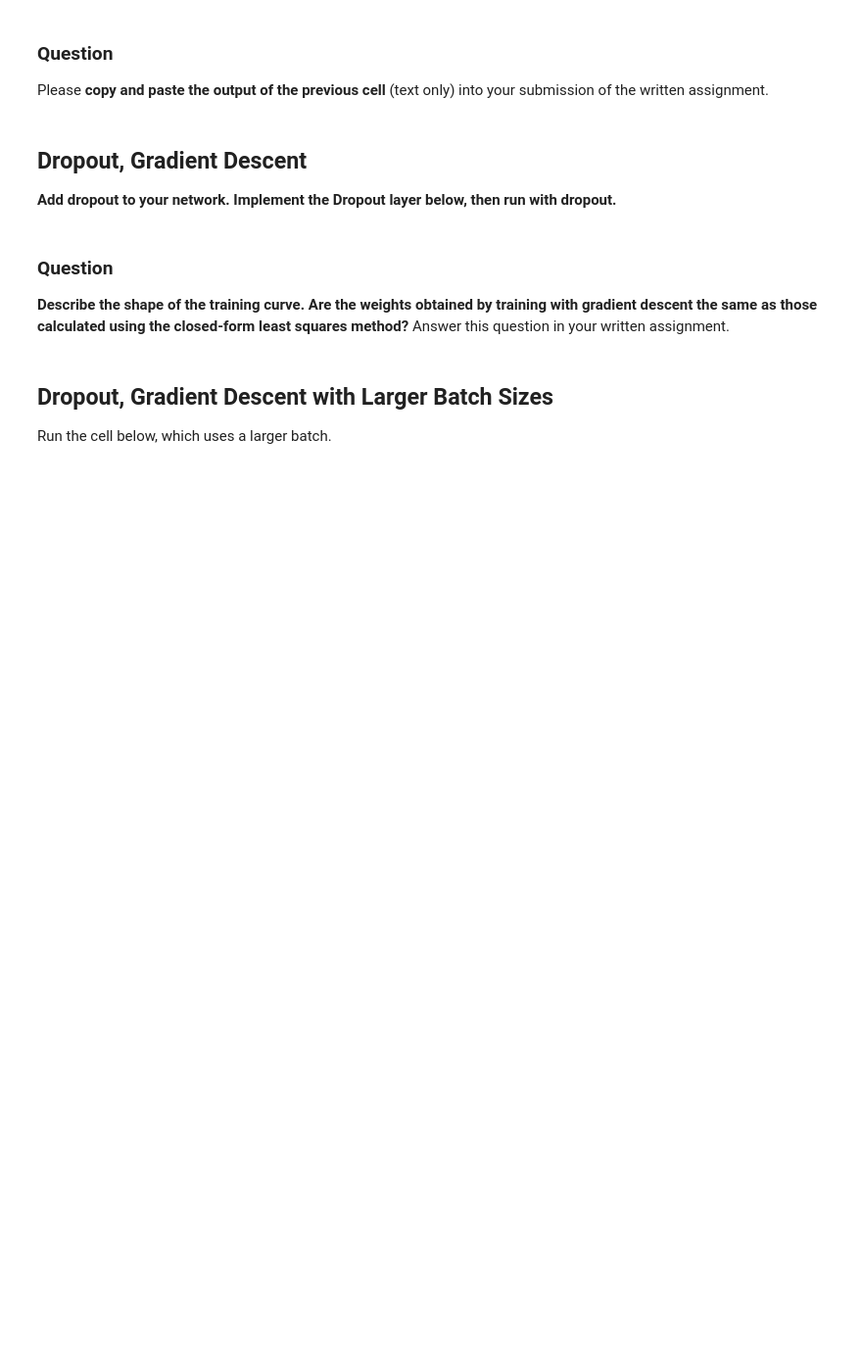
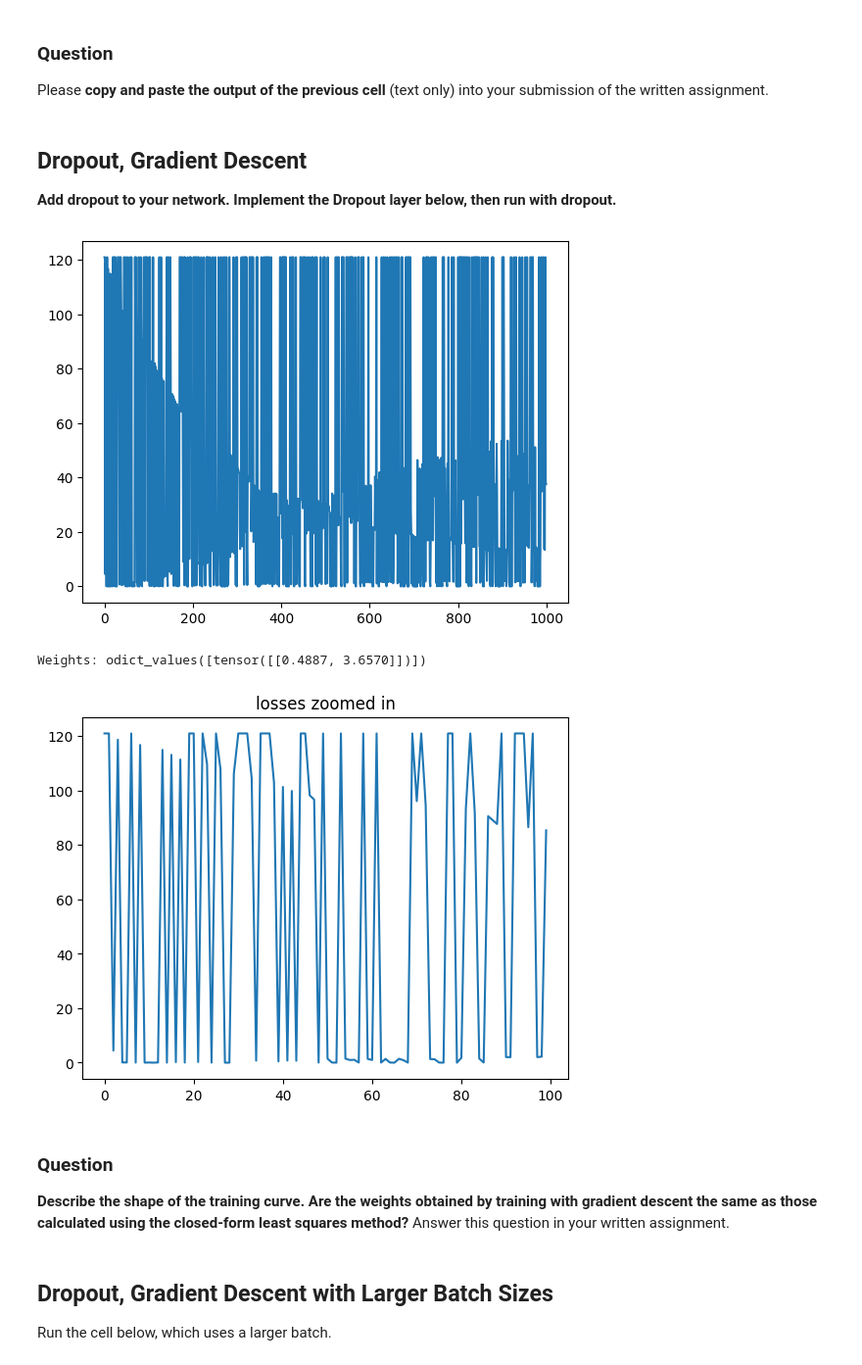
Before and after one commit to yuanchmei/sp25, a Jupyter notebook: hw05/code/q_coding_dropout.ipynb, the cells around one changed output. Shown: that part at 98% size. Drawn from its saved outputs; the diff is of its cells as text; code cells hidden in the pictures; blank space fills up the shorter version.

```diff
--- a/hw05/code/q_coding_dropout.ipynb
+++ b/hw05/code/q_coding_dropout.ipynb
@@ -135,32 +140,38 @@ Please **copy and paste the output of the previous cell** (text only) into your
 # %%
 class Dropout(torch.nn.Module):
     def __init__(self, p=0.5):
         super().__init__()
         self.p = p
 
     def forward(self, x):
         if self.training:
             ####################################################################
             # TODO: YOUR CODE HERE
+            dropout=nn.Dropout(self.p)
+            return dropout(x)
             ####################################################################
             ####################################################################
         else:
             return x
 
 def init_with_dropout(p):
     net = torch.nn.Sequential(
         Dropout(p),
         torch.nn.Linear(2, 1, bias=False)
     )
     # Initialize weights with 0
     net.load_state_dict({k: v * 0 for k, v in net.state_dict().items()})
     return net
 
 net = init_with_dropout(0.5)
 losses = train_simple(net)
 plt.title('losses zoomed in')
 plt.plot(losses[:100])
 plt.show()
+# %% [output]
+[figure, added]
+Weights: odict_values([tensor([[0.4887, 3.6570]])])
+[figure, added]
 # %% [markdown]
 ### Question
 
```
Also changed, not shown: parts of 3 cells of this notebook.
